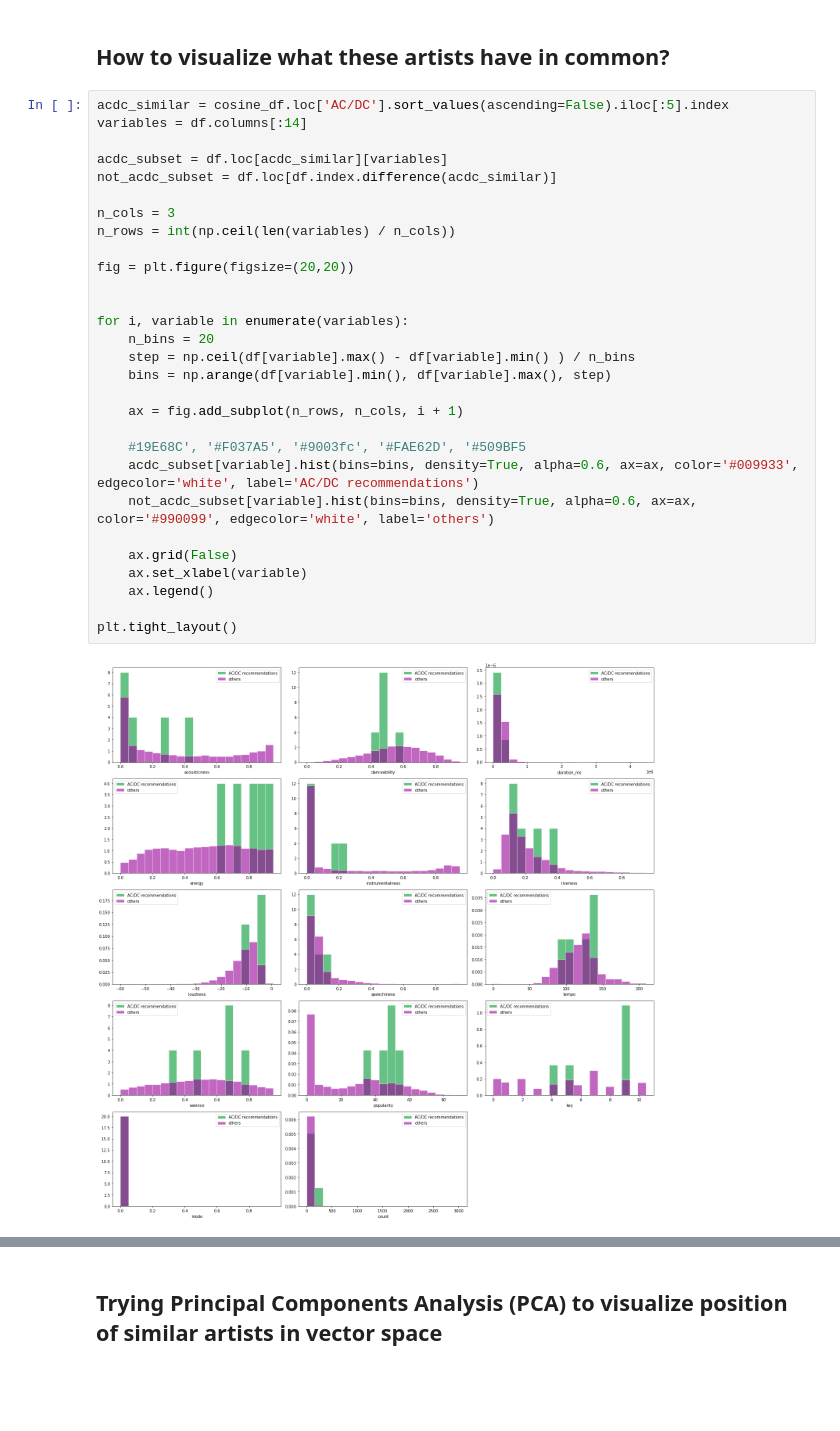
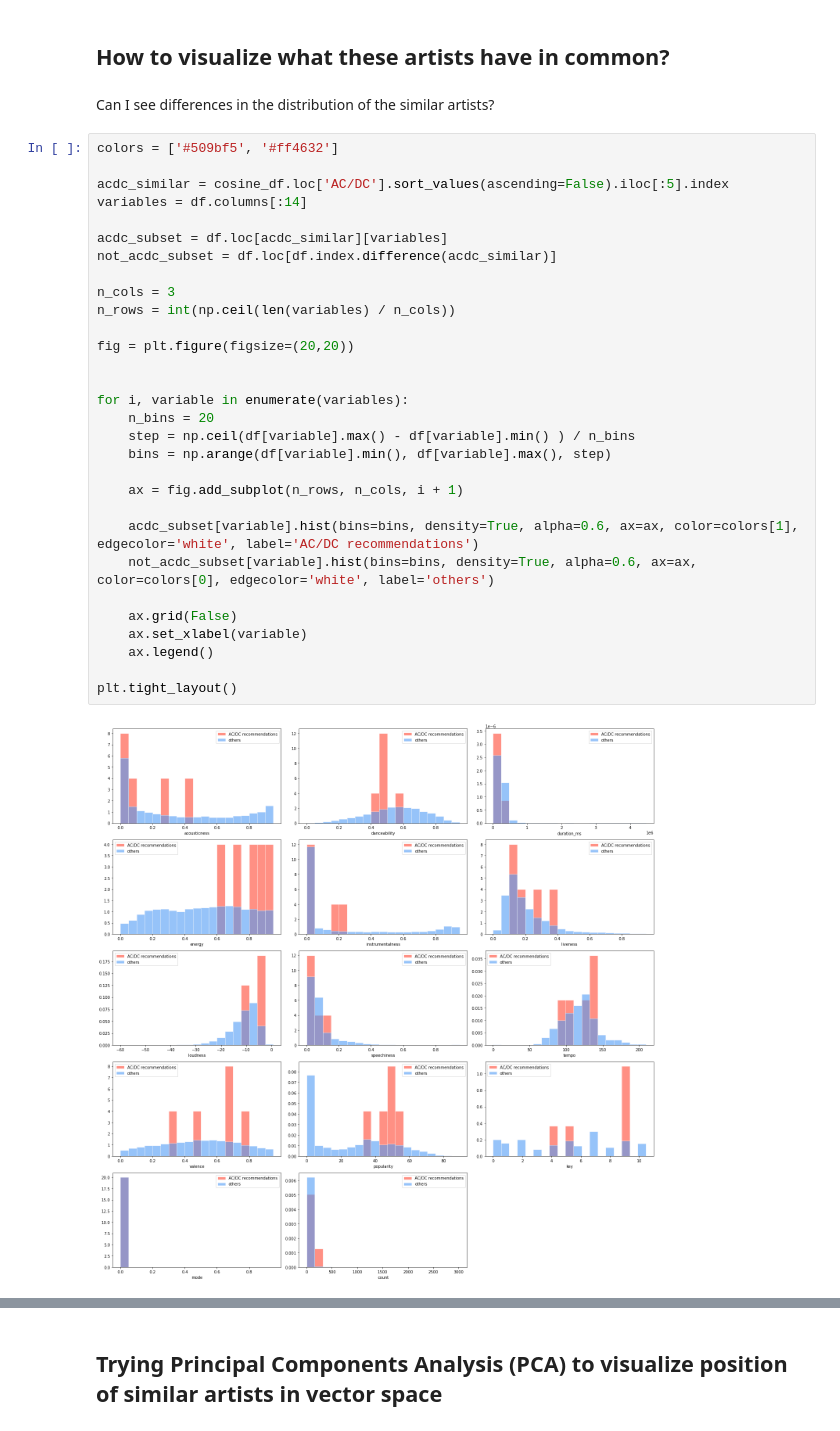
Before and after one commit to AntoniaVillarino/spotify, a Jupyter notebook: recommender_system.ipynb, the cells around one changed output, grey strips where cells are left out. Saved outputs shown, nothing was run; the diff lists cells and outputs as text; blank space fills up the shorter version.

Commit message:
Changes in explanations and colors

```diff
--- a/recommender_system.ipynb
+++ b/recommender_system.ipynb
@@ -145,35 +145,38 @@ df.loc[acdc_similar]
 5 rows × 3245 columns
 # %% [markdown]
 ## How to visualize what these artists have in common?
+# %% [markdown]
+Can I see differences in the distribution of the similar artists?
 # %%
+colors = ['#509bf5', '#ff4632']
+
 acdc_similar = cosine_df.loc['AC/DC'].sort_values(ascending=False).iloc[:5].index
 variables = df.columns[:14]
 
 acdc_subset = df.loc[acdc_similar][variables]
 not_acdc_subset = df.loc[df.index.difference(acdc_similar)]
 
 n_cols = 3
 n_rows = int(np.ceil(len(variables) / n_cols))
 
 fig = plt.figure(figsize=(20,20))
 
 
 for i, variable in enumerate(variables):
     n_bins = 20
     step = np.ceil(df[variable].max() - df[variable].min() ) / n_bins
     bins = np.arange(df[variable].min(), df[variable].max(), step)
 
     ax = fig.add_subplot(n_rows, n_cols, i + 1)
 
-    #19E68C', '#F037A5', '#9003fc', '#FAE62D', '#509BF5
-    acdc_subset[variable].hist(bins=bins, density=True, alpha=0.6, ax=ax, color='#009933', edgecolor='white', label='AC/DC recommendations')
-    not_acdc_subset[variable].hist(bins=bins, density=True, alpha=0.6, ax=ax, color='#990099', edgecolor='white', label='others')
+    acdc_subset[variable].hist(bins=bins, density=True, alpha=0.6, ax=ax, color=colors[1], edgecolor='white', label='AC/DC recommendations')
+    not_acdc_subset[variable].hist(bins=bins, density=True, alpha=0.6, ax=ax, color=colors[0], edgecolor='white', label='others')
 
     ax.grid(False)
     ax.set_xlabel(variable)
     ax.legend()
 
 plt.tight_layout()
 # %% [output]
-[figure, old version]
+[figure, new version]
 # %%
```
Also changed, not shown: parts of 6 cells of this notebook, 2 other files.
